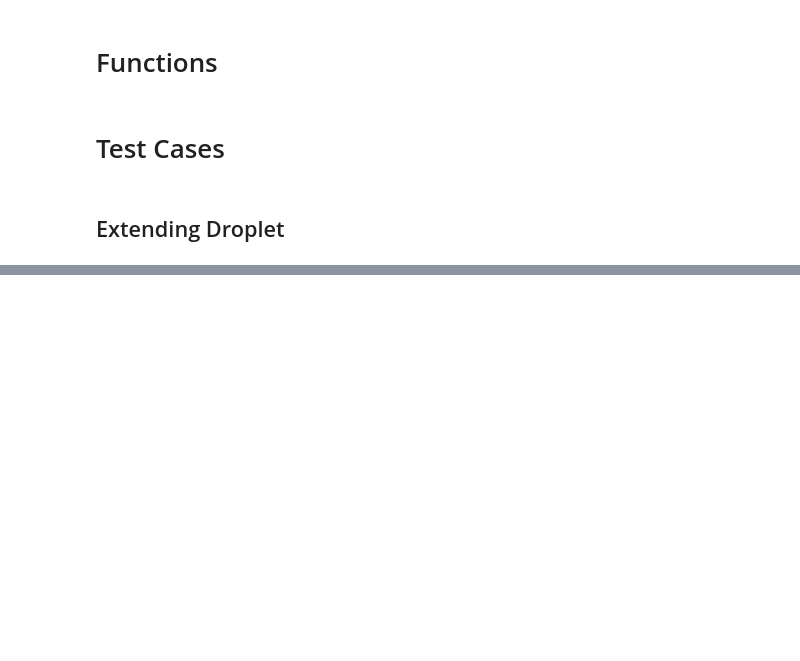
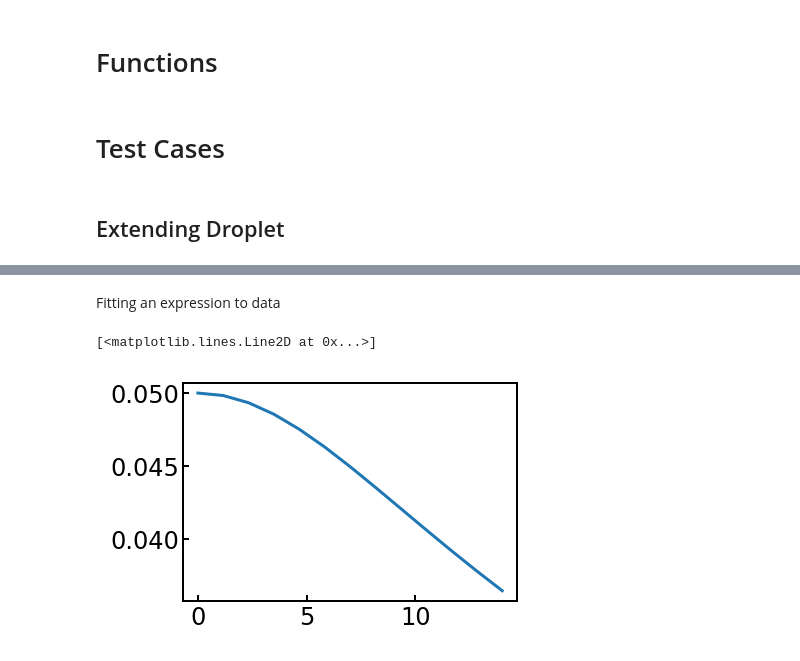
Before and after one commit to EricPalermo/RHEO_benchmarks, a Jupyter notebook: jpynb_scripts/droplet_extension.ipynb, the cells around one changed output, grey strips where cells are left out. Cells and saved outputs as stored; diff of their text form; code cells hidden in the pictures; blank space fills up the shorter version.

```diff
--- a/jpynb_scripts/droplet_extension.ipynb
+++ b/jpynb_scripts/droplet_extension.ipynb
@@ -191,0 +190,62 @@ benchmark(generate_file_names(filepath))
+# %% [markdown]
+Fitting an expression to data
+# %%
+filepath = '/home/epalermo/dev/test/droplet_extension/1_1_5.nc'
+
+d = 2 #System dimensions
+R = 5 #drop radius
+h3 = 3.5 #Smoothing length coefficient
+
+eta = 0.0 #dynamic viscosity
+rho_0 = 1 #initial density
+nu = eta/rho_0 #kinetic viscosity
+
+sigma0 = 0.05 #Decay timescale
+
+sf = 0.2 #Scaling of unit cell
+L_z = h3*(d-2)*sf #Account for L_z iff d=3
+n = 1/sf**d #Number density - number of particles per volume
+mp = rho_0/n #Mass of particles (density is constant)
+
+
+init_conditions = [R, sigma0]
+
+ds = Dataset(filepath)
+td = ds["time"][:]
+xd = ds['coordinates'][:,:,0] #At timestep nf, for all particles, x position
+yd = ds["coordinates"][:,:,1] #At timestep nf, for all particles, y position
+vxd = ds["velocities"][:,:,0] #At timestep nf, for all particles, x position
+vyd = ds['velocities'][:,:,1] #At timestep nf, for all particles, y velocity
+
+def odes(X,t):
+
+    #Assign each variable its initial condition
+    a = X[0]
+    sigma = X[1]
+
+    #Relationship between a and b
+    b = r**2/a
+
+    #Define ODEs
+    da_dt = sigma*a
+    dsig_dt = sigma**2*((b**2-a**2)/(a**2+b**2))
+
+
+
+    return [da_dt,dsig_dt]
+
+#Return the analytical values of major axis length and kinetic energy wrt t
+
+#Use scipy odeint to solve odes and return time profiles of sigma and a
+X = odeint(odes,init_conditions,td) #Array of sigma and a values over time
+#Extract a and sigma time profiles
+a = X[:,0] #
+b = 25/a
+sigma = X[:,1]
+#Calculate kinetic energy
+E_k = 0.5*mp*sigma**2*(4/3*a*b)*(a**2+b**2)
+
+plt.plot(td,sigma)
+# %% [output]
+[<matplotlib.lines.Line2D at 0x...>]
+[figure, added]
```
Also changed, not shown: parts of 4 cells of this notebook, 11 other files.
